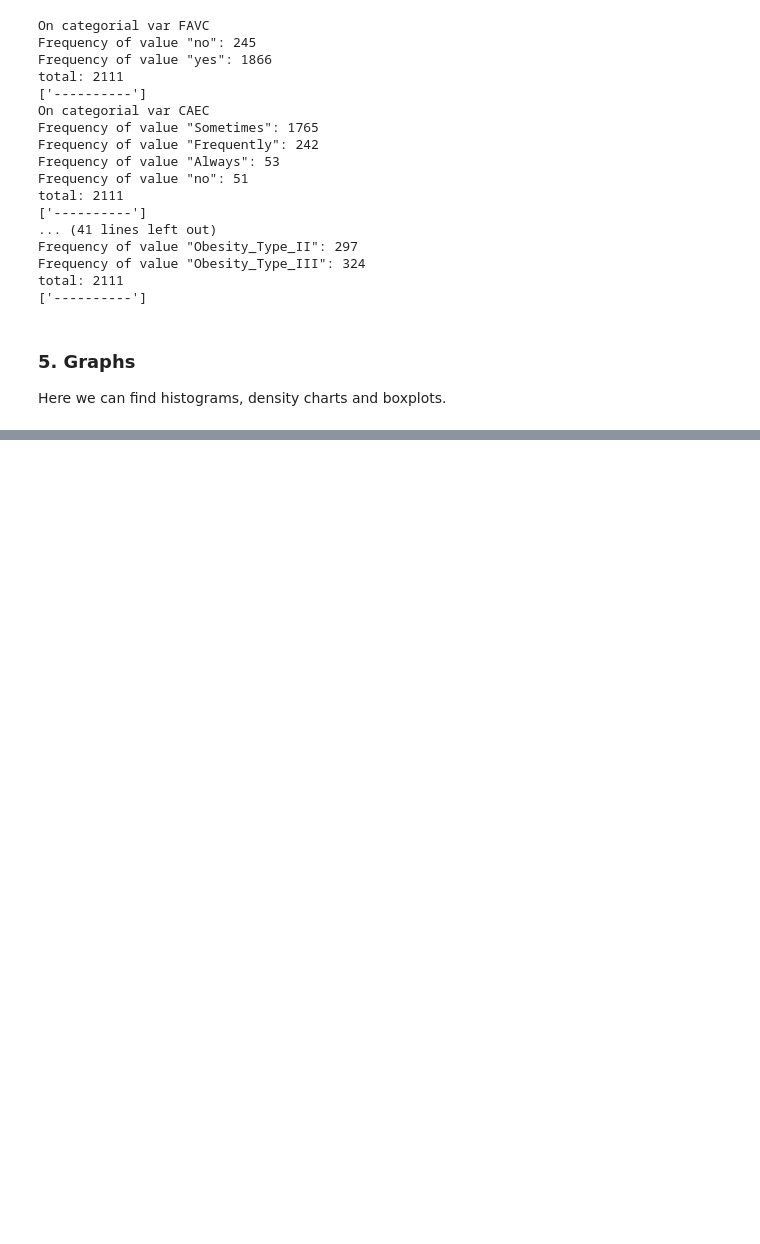
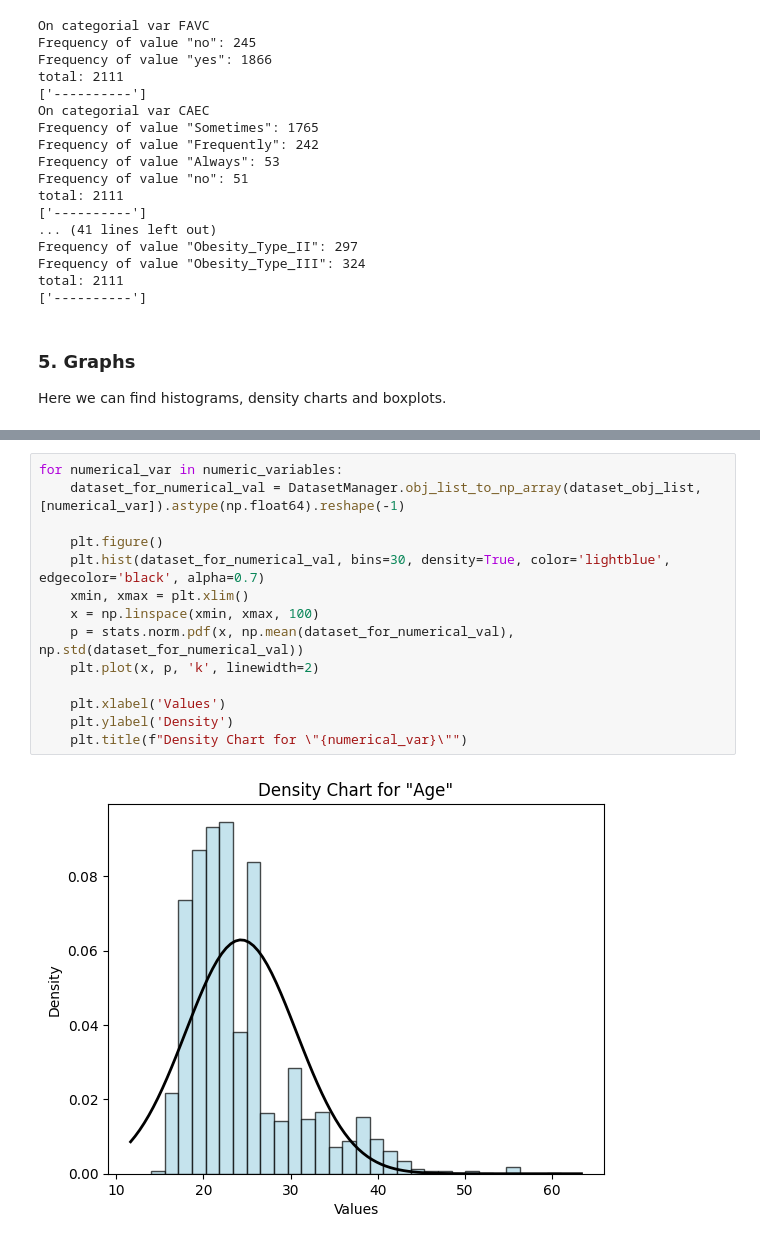
Before and after one commit to MihaiBojescu/data-mining-homeworks, a Jupyter notebook: Homework 1/homework1.ipynb, the cells around one changed output, grey strips where cells are left out. Cells and saved outputs as stored; diff of their text form; blank space fills up the shorter version.

```diff
--- a/Homework 1/homework1.ipynb
+++ b/Homework 1/homework1.ipynb
@@ -364,0 +363,16 @@ for categorial_var in categorical_values:
+# %%
+for numerical_var in numeric_variables:
+    dataset_for_numerical_val = DatasetManager.obj_list_to_np_array(dataset_obj_list, [numerical_var]).astype(np.float64).reshape(-1)
+
+    plt.figure()
+    plt.hist(dataset_for_numerical_val, bins=30, density=True, color='lightblue', edgecolor='black', alpha=0.7)
+    xmin, xmax = plt.xlim()
+    x = np.linspace(xmin, xmax, 100)
+    p = stats.norm.pdf(x, np.mean(dataset_for_numerical_val), np.std(dataset_for_numerical_val))
+    plt.plot(x, p, 'k', linewidth=2)
+
+    plt.xlabel('Values')
+    plt.ylabel('Density')
+    plt.title(f"Density Chart for \"{numerical_var}\"")
+# %% [output]
+[figure, added]
```
Also changed, not shown: parts of 3 cells of this notebook.
